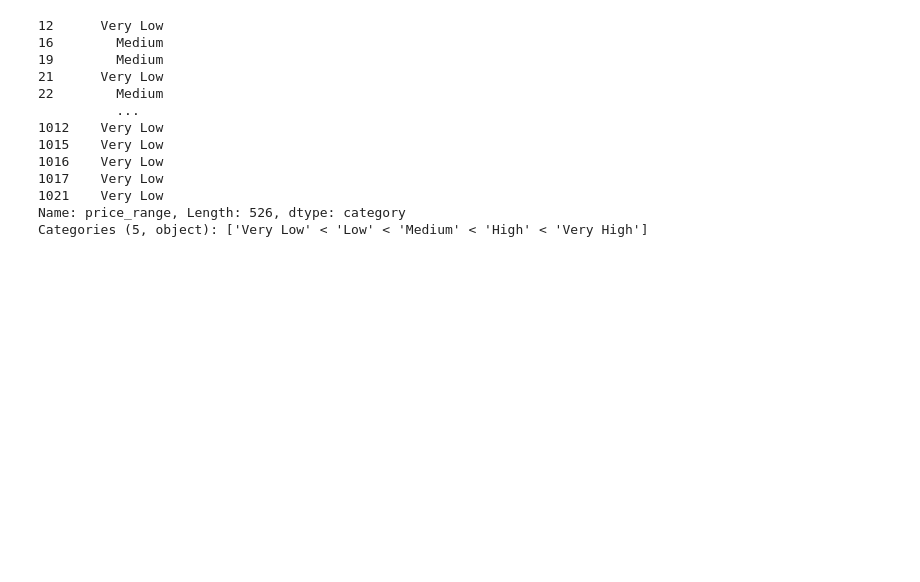
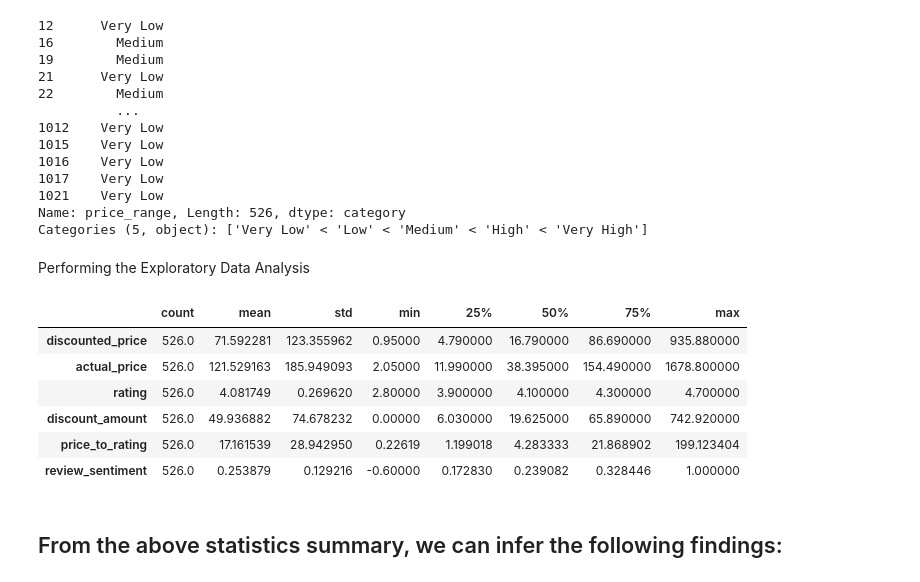
Before and after one commit to anthonyvann/eCommerce-Dataset-Analysis, a Jupyter notebook: EDA.ipynb, the cells around one changed output. Cells and saved outputs as stored; diff of their text form; code cells hidden in the pictures; blank space fills up the shorter version.

```diff
--- a/EDA.ipynb
+++ b/EDA.ipynb
@@ -302,3 +310,19 @@ data.price_range
 1021    Very Low
 Name: price_range, Length: 526, dtype: category
 Categories (5, object): ['Very Low' < 'Low' < 'Medium' < 'High' < 'Very High']
+# %% [markdown]
+Performing the Exploratory Data Analysis
+# %%
+# Summary of statistics
+data.describe().T
+# %% [output]
+|  | count | mean | std | min | 25% | 50% | 75% | max |
+| discounted_price | 526.0 | 71.592281 | 123.355962 | 0.95000 | 4.790000 | 16.790000 | 86.690000 | 935.880000 |
+| actual_price | 526.0 | 121.529163 | 185.949093 | 2.05000 | 11.990000 | 38.395000 | 154.490000 | 1678.800000 |
+| rating | 526.0 | 4.081749 | 0.269620 | 2.80000 | 3.900000 | 4.100000 | 4.300000 | 4.700000 |
+| discount_amount | 526.0 | 49.936882 | 74.678232 | 0.00000 | 6.030000 | 19.625000 | 65.890000 | 742.920000 |
+| price_to_rating | 526.0 | 17.161539 | 28.942950 | 0.22619 | 1.199018 | 4.283333 | 21.868902 | 199.123404 |
+| review_sentiment | 526.0 | 0.253879 | 0.129216 | -0.60000 | 0.172830 | 0.239082 | 0.328446 | 1.000000 |
+# %% [markdown]
+From the above statistics summary, we can infer the following findings:
+-
```
Also changed, not shown: parts of 13 cells of this notebook.
